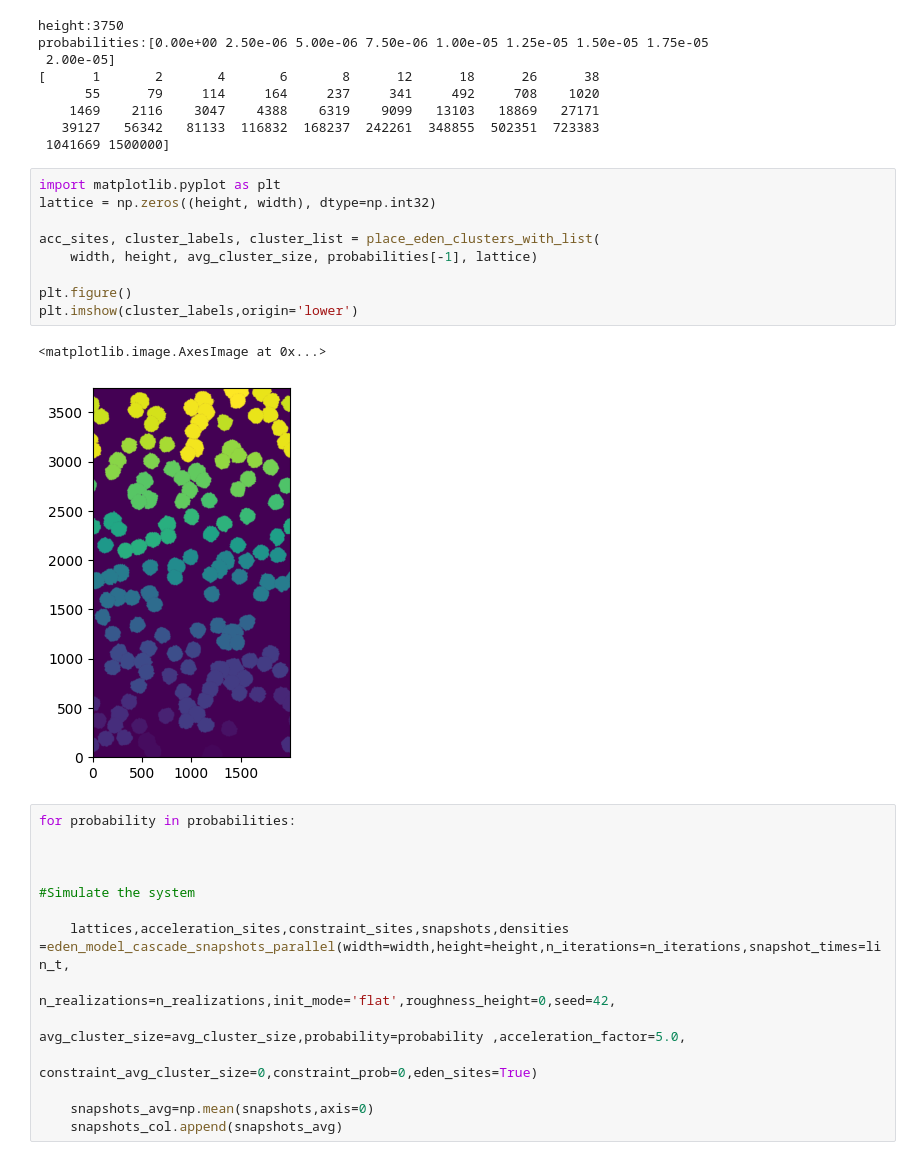
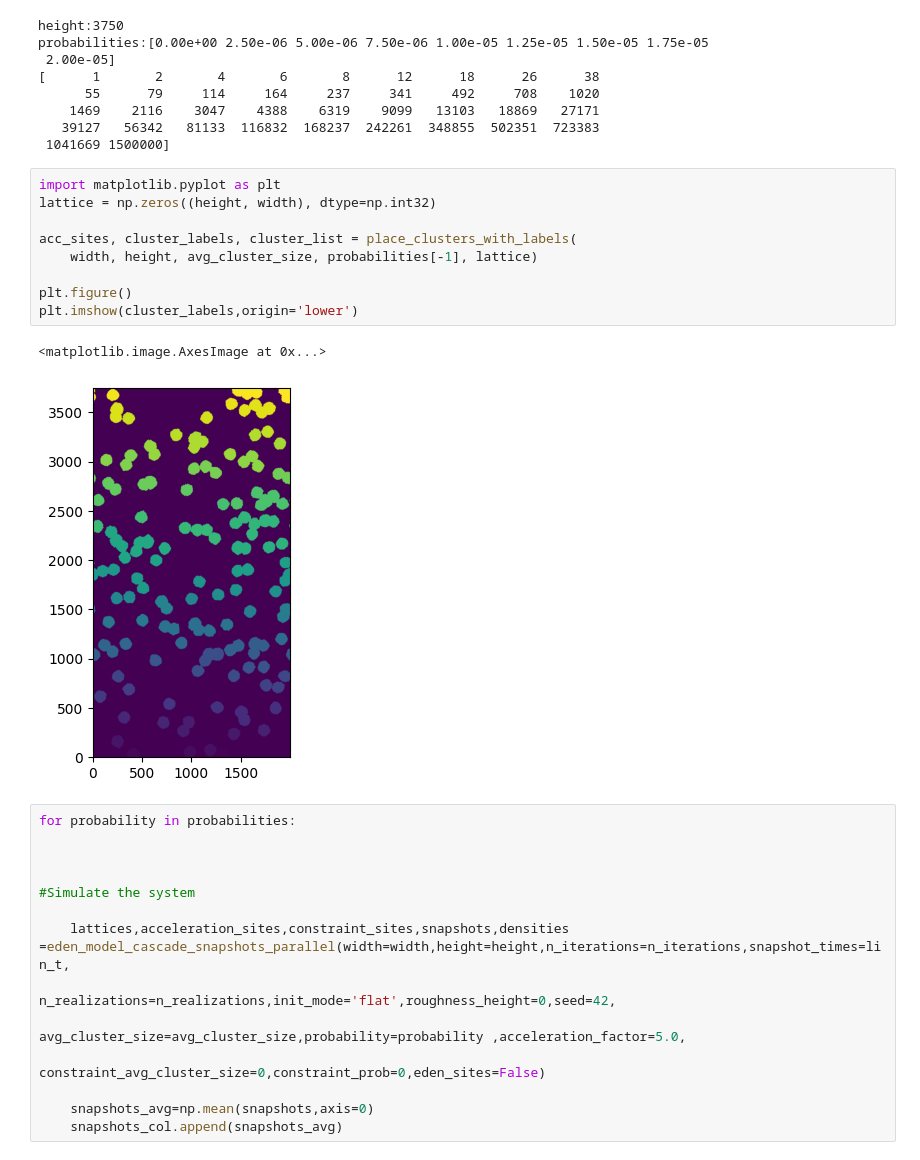
Before and after one commit to maxou2804/script_1D_Eden, a Jupyter notebook: acceleration_sites_20000.ipynb, the cells around one changed output. Cells and saved outputs as stored; diff of their text form.

```diff
--- a/acceleration_sites_20000.ipynb
+++ b/acceleration_sites_20000.ipynb
@@ -771,15 +771,15 @@ probabilities:[0.00e+00 2.50e-06 5.00e-06 7.50e-06 1.00e-05 1.25e-05 1.50e-05 1.
 # %%
 import matplotlib.pyplot as plt
 lattice = np.zeros((height, width), dtype=np.int32)
 
-acc_sites, cluster_labels, cluster_list = place_eden_clusters_with_list(
+acc_sites, cluster_labels, cluster_list = place_clusters_with_labels(
     width, height, avg_cluster_size, probabilities[-1], lattice)
 
 plt.figure()
 plt.imshow(cluster_labels,origin='lower')
 # %% [output]
 <matplotlib.image.AxesImage at 0x...>
-[figure, old version]
+[figure, new version]
 # %%
 for probability in probabilities:
 
@@ -790,7 +790,7 @@ for probability in probabilities:
     lattices,acceleration_sites,constraint_sites,snapshots,densities =eden_model_cascade_snapshots_parallel(width=width,height=height,n_iterations=n_iterations,snapshot_times=lin_t,
                                                                n_realizations=n_realizations,init_mode='flat',roughness_height=0,seed=42,
                                                                avg_cluster_size=avg_cluster_size,probability=probability ,acceleration_factor=5.0,
-                                                               constraint_avg_cluster_size=0,constraint_prob=0,eden_sites=True)
+                                                               constraint_avg_cluster_size=0,constraint_prob=0,eden_sites=False)
 
     snapshots_avg=np.mean(snapshots,axis=0)
     snapshots_col.append(snapshots_avg)
```
Also changed, not shown: parts of 2 cells of this notebook, 7 other files.
